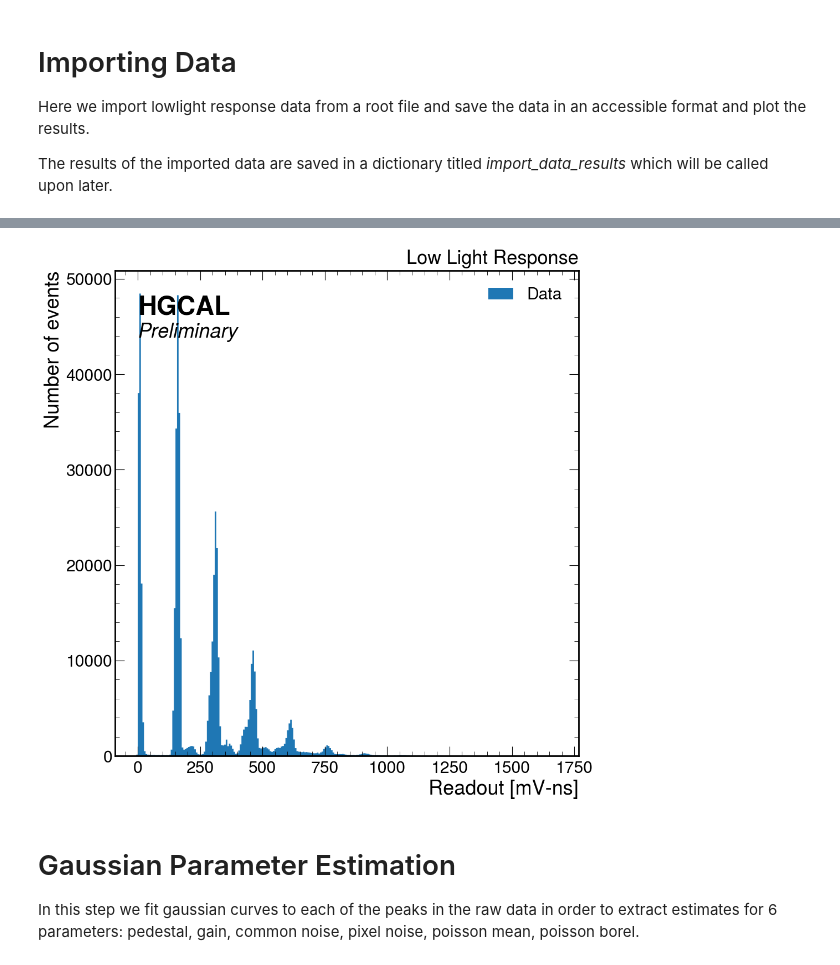
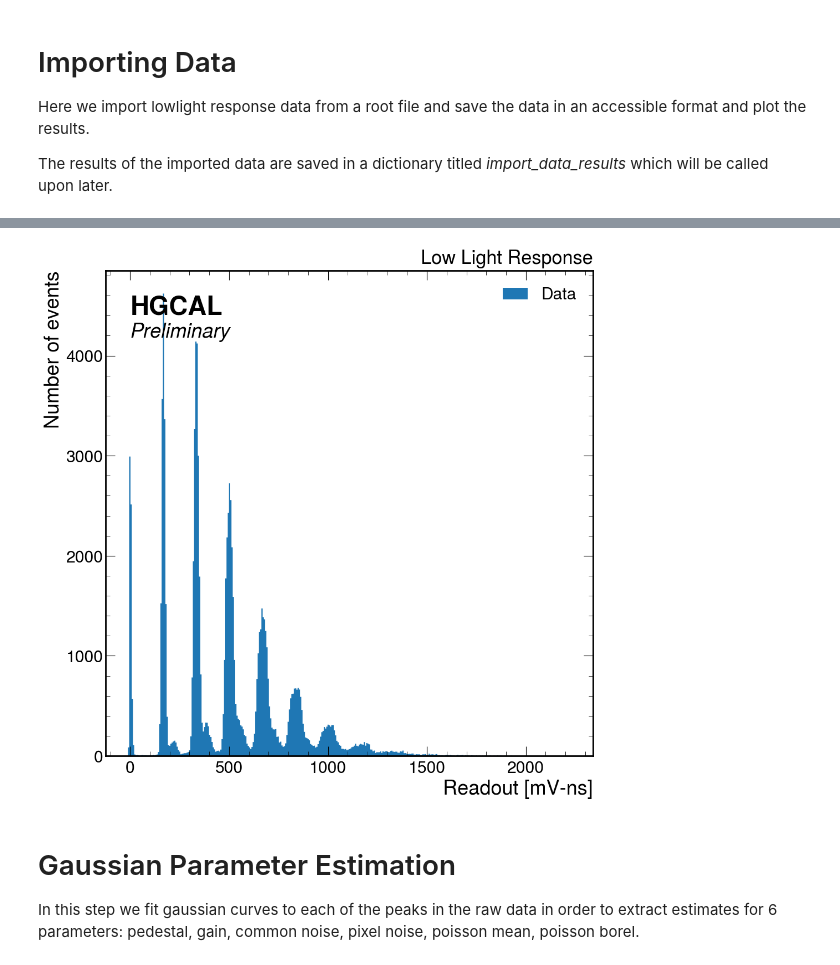
Before and after one commit to UMDCMS/sipmanalyze, a Jupyter notebook: notebooks/low_light_response.ipynb, the cells around one changed output, grey strips where cells are left out. Cells and saved outputs as stored; diff of their text form; code cells hidden in the pictures.

```diff
--- a/notebooks/low_light_response.ipynb
+++ b/notebooks/low_light_response.ipynb
@@ -55,11 +56,11 @@ root_7="data/picoblock_laser_54p1.root"
 starttime=datetime.datetime.now()
 print(starttime)
 
-file_location=root_5
+file_location=root_1
 
 #import the data
 import_data_results=est.import_data(file_location)
 
 #plot the data
-est.plot_import_data(import_data_results)
+fig,ax = est.plot_import_data(import_data_results)
 # %% [output]
@@ -67,4 +68,4 @@ est.plot_import_data(import_data_results)
-[figure, old version]
+[figure, new version]
 # %% [markdown]
 # Gaussian Parameter Estimation
 
```
Also changed, not shown: parts of 11 cells of this notebook, 1 other file.
